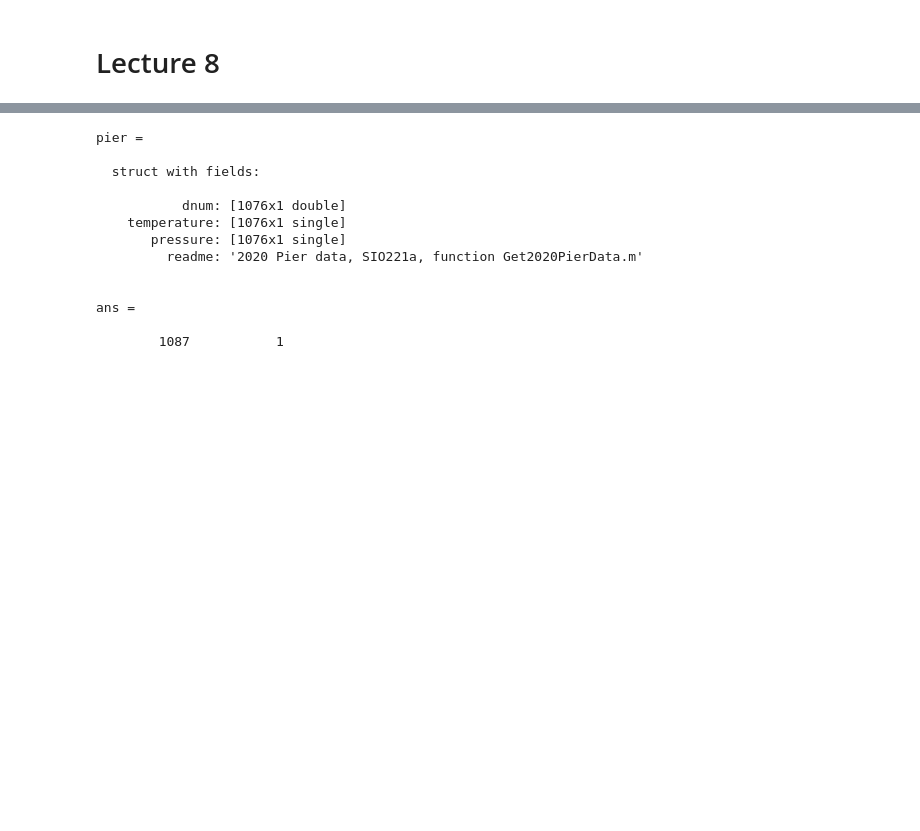
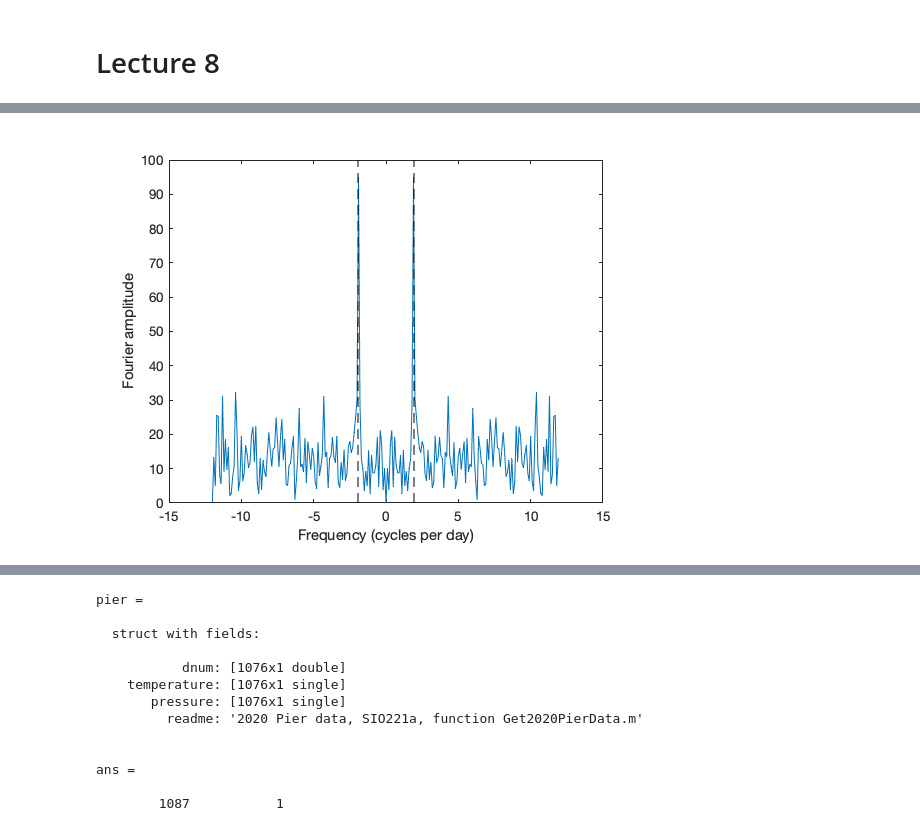
Before and after one commit to malford11/SIO221a_Github_code, a Jupyter notebook: lectures/SIO221a_Lecture08_MATLAB.ipynb, the cells around one changed output, grey strips where cells are left out. Cells and saved outputs as stored; diff of their text form; code cells hidden in the pictures; blank space fills up the shorter version.

```diff
--- a/lectures/SIO221a_Lecture08_MATLAB.ipynb
+++ b/lectures/SIO221a_Lecture08_MATLAB.ipynb
@@ -8,0 +36,18 @@ Concepts covered: Powerful properties of the Fourier transform
+# %%
+%% which freqs do these correspond to?
+T=dt*N;
+
+df=1/T;
+fn=1/2/dt;
+f=-fn:df:(fn-df); %frequency vector, cpd, goes from 0 to Nyquist.
+length(f);
+%MATLAB annoyingly puts the
+Xs=fftshift(X);
+%We can plot the Fourier coefficients too.
+plot(f,abs(Xs))
+freqline(1/P);
+freqline(-1/P);
+xlabel('Frequency (cycles per day)')
+ylabel('Fourier amplitude')
+# %% [output]
+[figure, added]
```
Also changed, not shown: parts of 9 cells of this notebook, 3 other files.
